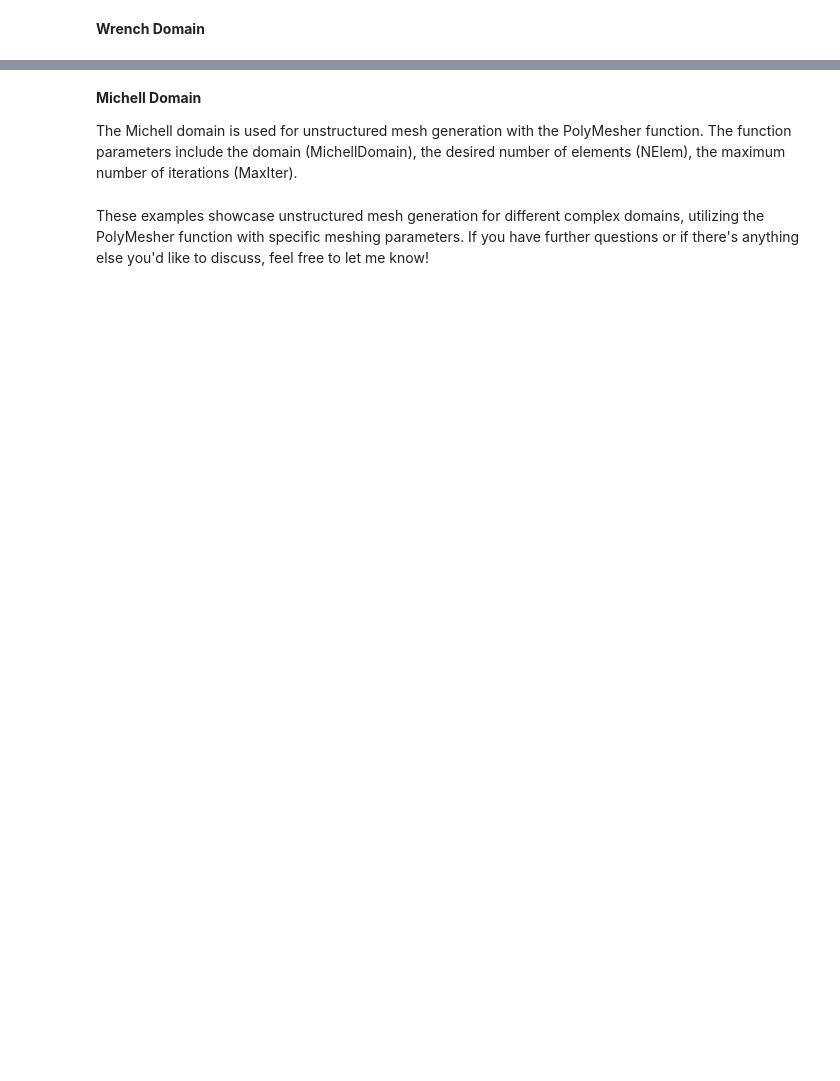
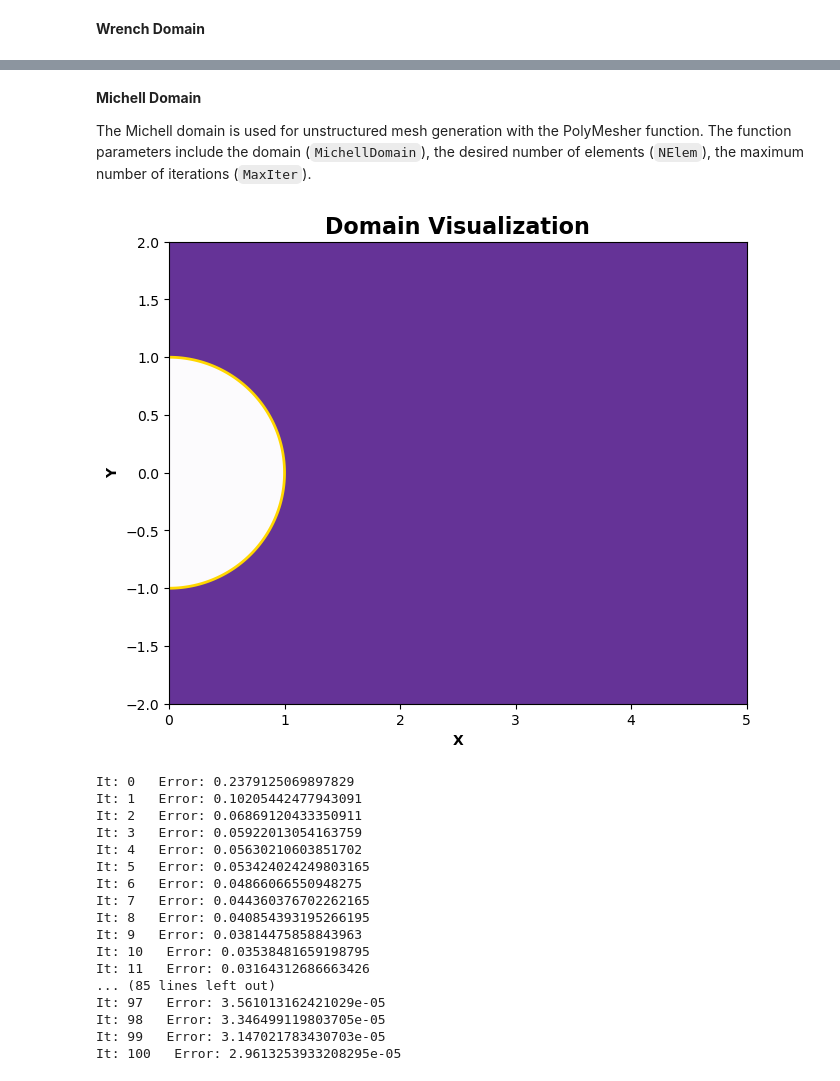
Before and after one commit to Sad-Abd/pyPolyMesher, a Jupyter notebook: examples/Examples.ipynb, the cells around one changed output, grey strips where cells are left out. Cells and saved outputs as stored; diff of their text form; code cells hidden in the pictures; blank space fills up the shorter version.

Commit message:
Added Examples to notebook

```diff
--- a/examples/Examples.ipynb
+++ b/examples/Examples.ipynb
@@ -78,6 +123,27 @@ Node, Element, Supp, Load, P = PolyMesher(WrenchDomain, 150, 100)
 **Michell Domain**
 
 
-The Michell domain is used for unstructured mesh generation with the PolyMesher function. The function parameters include the domain (MichellDomain), the desired number of elements (NElem), the maximum number of iterations (MaxIter).
+The Michell domain is used for unstructured mesh generation with the PolyMesher function. The function parameters include the domain (`MichellDomain`), the desired number of elements (`NElem`), the maximum number of iterations (`MaxIter`).
-# %% [markdown]
-These examples showcase unstructured mesh generation for different complex domains, utilizing the PolyMesher function with specific meshing parameters. If you have further questions or if there's anything else you'd like to discuss, feel free to let me know!
+# %%
+from pyPolyMesher.exampleDomains import MichellDomain
+MichellDomain.Plot()
+Node, Element, Supp, Load, P = PolyMesher(MichellDomain, NElem=20, MaxIter=100)
+# %% [output]
+[figure, added]
+It: 0   Error: 0.2379125069897829
+It: 1   Error: 0.10205442477943091
+It: 2   Error: 0.06869120433350911
+It: 3   Error: 0.05922013054163759
+It: 4   Error: 0.05630210603851702
+It: 5   Error: 0.053424024249803165
+It: 6   Error: 0.04866066550948275
+It: 7   Error: 0.044360376702262165
+It: 8   Error: 0.040854393195266195
+It: 9   Error: 0.03814475858843963
+It: 10   Error: 0.03538481659198795
+It: 11   Error: 0.03164312686663426
+... (85 lines left out)
+It: 97   Error: 3.561013162421029e-05
+It: 98   Error: 3.346499119803705e-05
+It: 99   Error: 3.147021783430703e-05
+It: 100   Error: 2.9613253933208295e-05
```
Also changed, not shown: parts of 19 cells of this notebook, 1 other file.
